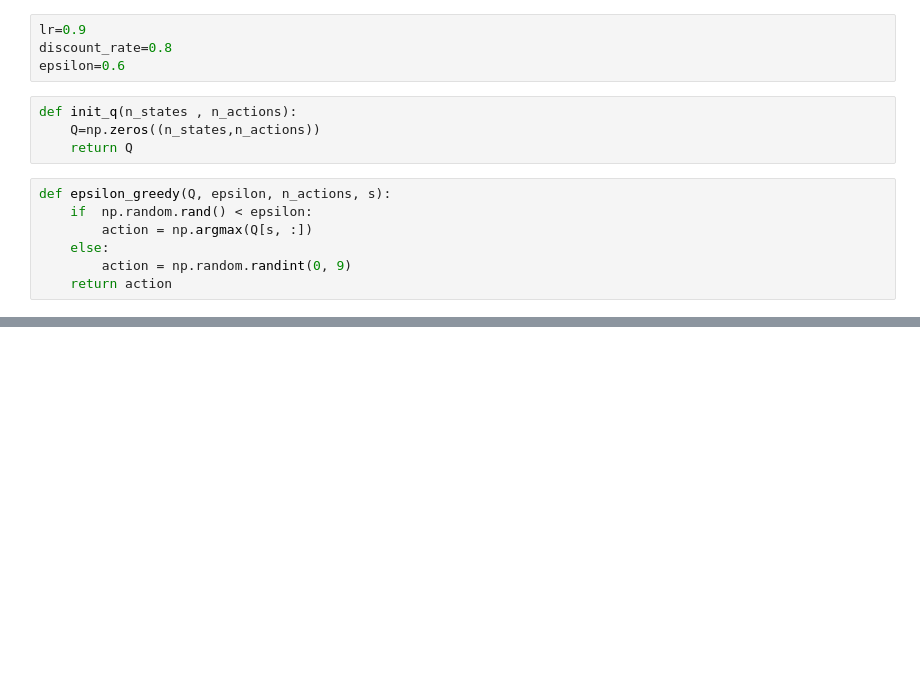
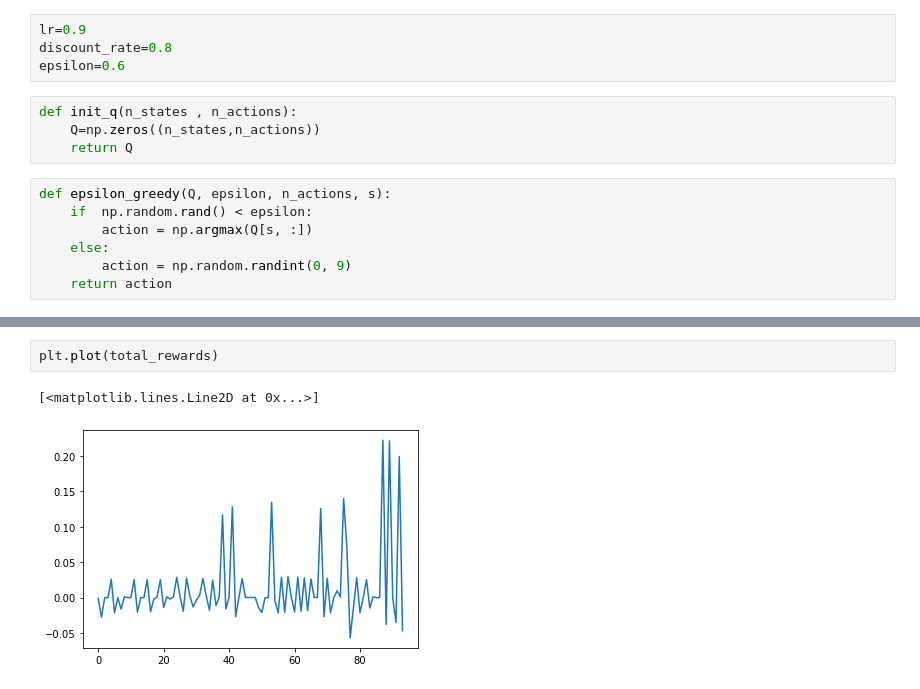
Before and after one commit to omarelsayeed/Crawling-Robot-Simulation, a Jupyter notebook: Crawling Robot Simulation.ipynb, the cells around one changed output, grey strips where cells are left out. Cells and saved outputs as stored; diff of their text form; blank space fills up the shorter version.

```diff
--- a/Crawling Robot Simulation.ipynb
+++ b/Crawling Robot Simulation.ipynb
@@ -223 +228,6 @@ rgba shape=(500, 500, 4), dtype=uint8
 ... (188 outputs left out)
+# %%
+plt.plot(total_rewards)
+# %% [output]
+[<matplotlib.lines.Line2D at 0x...>]
+[figure, added]
```
Also changed, not shown: parts of 7 cells of this notebook.
